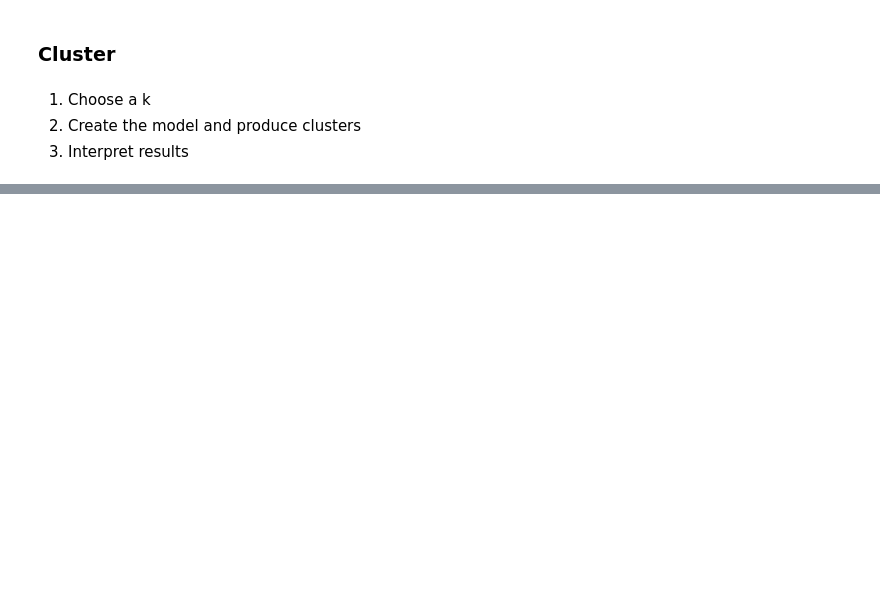
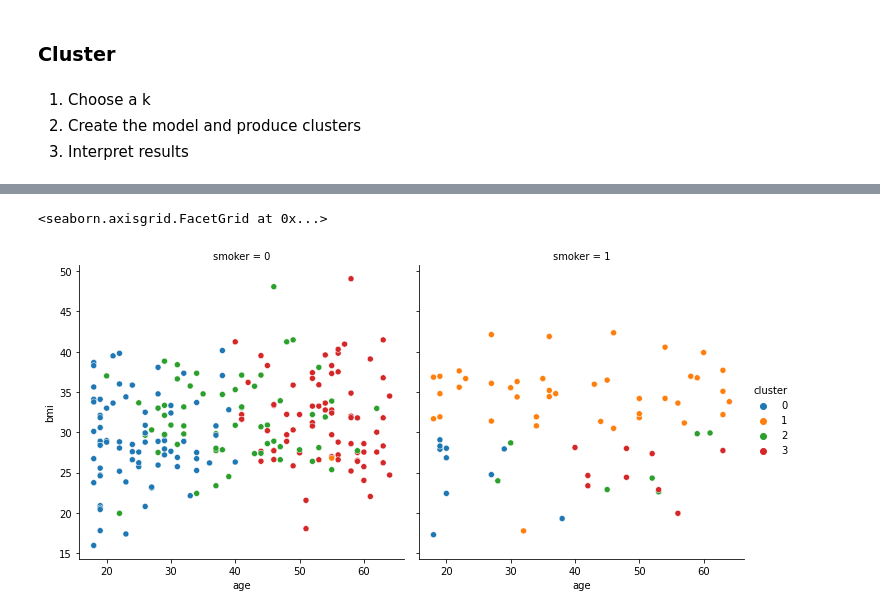
Before and after one commit to CodeupClassroom/innis-clustering-exercises, a Jupyter notebook: modeling_lesson_notes.ipynb, the cells around one changed output, grey strips where cells are left out. Saved outputs shown, nothing was run; the diff lists cells and outputs as text; code cells hidden in the pictures; blank space fills up the shorter version.

```diff
--- a/modeling_lesson_notes.ipynb
+++ b/modeling_lesson_notes.ipynb
@@ -132,5 +208,4 @@ train_scaled[cols] = scaler.fit_transform(train[cols])
 X = train_scaled[cols]
 kmeans = KMeans(n_clusters=4).fit(X)
 train['cluster'] = kmeans.predict(X)
-
-train.groupby('cluster').mean()
+train.cluster = train.cluster.astype('category')
@@ -143,0 +221,5 @@ train.groupby('cluster').mean()
+# %%
+sns.relplot(data=train, y='bmi', x='age', hue='cluster', col='smoker')
+# %% [output]
+<seaborn.axisgrid.FacetGrid at 0x...>
+[figure, added]
```
Also changed, not shown: parts of 20 cells of this notebook, 1 other file.
